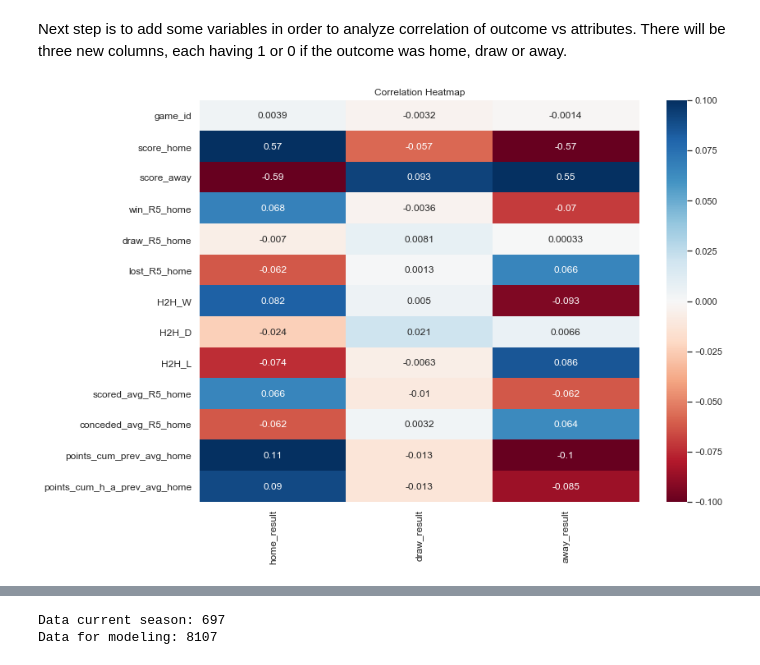
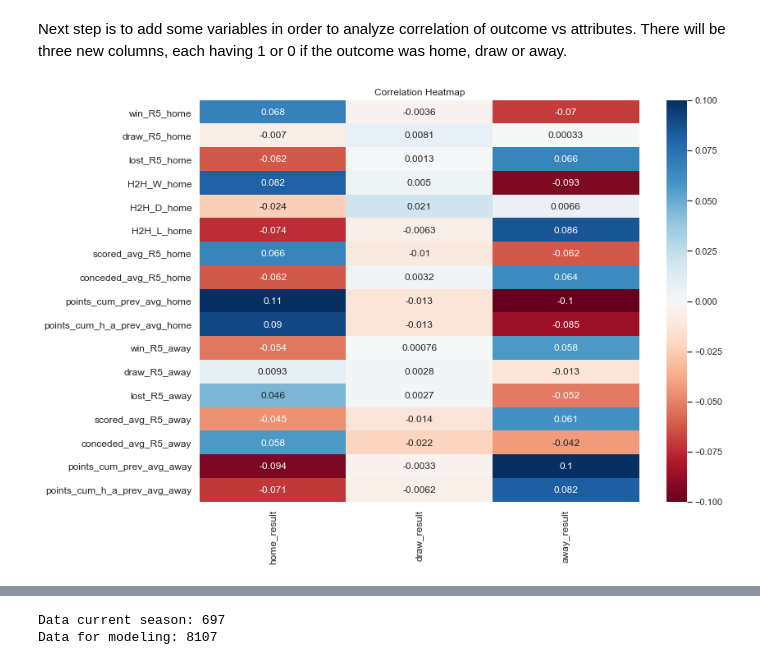
Before and after one commit to msjoelin/icehockey_analysis, a Jupyter notebook: icehockey_matchprediction.ipynb, the cells around one changed output, grey strips where cells are left out. Drawn from its saved outputs; the diff is of its cells as text; code cells hidden in the pictures.

```diff
--- a/icehockey_matchprediction.ipynb
+++ b/icehockey_matchprediction.ipynb
@@ -55,7 +45,11 @@ print(df_teams.shape[0], " teamrows imported")
 # %%
-# Select only relevant columns for the analy
-df_games = df_games[['date', 'game', 'score', 'league', 'season', 'game_id',
+# Import game data. Only keep relevant columns
+url_games = 'https://raw.githubusercontent.com/msjoelin/icehockey_analysis/master/data/df_games.csv'
+
+df_games = pd.read_csv(url_games, error_bad_lines=False)[['date', 'game', 'score', 'league', 'season', 'game_id',
                 'home', 'away', 'score_home', 'score_away', 'result']]
 
-df_matches.head()
+print(df_games.shape[0], " matches imported")
+
+df_games.head()
 # %% [output]
@@ -66,10 +61,16 @@ df_matches.head()
 | 3 | 2019-09-14 | Djurgårdens IF - Linköping HC | 4 - 2 | shl | 2019/20 | 441803 | Djurgårdens IF | Linköping HC | 4 | 2 | ... |
 | 4 | 2019-09-14 | Färjestad BK - Örebro HK | 4 - 6 | shl | 2019/20 | 441804 | Färjestad BK | Örebro HK | 4 | 6 | ... |
 # %%
-df_teams = df_teams[['game_id', 'team', 'h_a',
+# Import team data
+url_teams = 'https://raw.githubusercontent.com/msjoelin/icehockey_analysis/master/data/df_teams.csv'
+
+df_teams = pd.read_csv(url_teams, error_bad_lines=False)[['game_id', 'team', 'h_a',
                      'win_R5', 'draw_R5', 'lost_R5',
                      'H2H_W', 'H2H_D', 'H2H_L',
                     'scored_avg_R5', 'conceded_avg_R5',
                     'points_cum_prev_avg', 'points_cum_h_a_prev_avg']]
+
+print(df_teams.shape[0], " teamrows imported")
+
 df_teams.head()
 # %% [output]
@@ -112,6 +129,0 @@ memory usage: 2.2+ MB
-# %%
-df_games_trend=df_games_trend.drop(['H2H_W_away', 'H2H_D_away', 'H2H_L_away'], axis=1)
-
-df_games_trend=df_games_trend.rename(columns={"H2H_W_home": "H2H_W", "H2H_D_home": "H2H_D", "H2H_L_home": "H2H_L"})
-
-df_games_trend.info()
@@ -196,24 +194,24 @@ There will be three new columns, each having 1 or 0 if the outcome was home, dra
 # %%
 # Introduce binary outcome variables
 df_games_trend['home_result'] = 0
 df_games_trend.loc[(df_games_trend['result'] == 'home'), 'home_result'] = 1
 
 df_games_trend['draw_result'] = 0
 df_games_trend.loc[(df_games_trend['result'] == 'draw'), 'draw_result'] = 1
 
 df_games_trend['away_result'] = 0
 df_games_trend.loc[(df_games_trend['result'] == 'away'), 'away_result'] = 1
 
 # Heatmap for correlations
 plt.figure(figsize = (12, 9))
-s = sns.heatmap(df_games_trend.corr()[['home_result', 'draw_result', 'away_result']][0:13],
+s = sns.heatmap(df_games_trend.corr()[['home_result', 'draw_result', 'away_result']][3:20],
                annot = True,
                cmap = 'RdBu',
                vmin = -0.1,
                vmax = 0.1)
 s.set_yticklabels(s.get_yticklabels(), rotation = 0, fontsize = 12)
 s.set_xticklabels(s.get_xticklabels(), rotation = 90, fontsize = 12)
 plt.title('Correlation Heatmap')
 plt.show()
 # %% [output]
-[figure, old version]
+[figure, new version]
```
Also changed, not shown: parts of 41 cells of this notebook, 36 other files.
